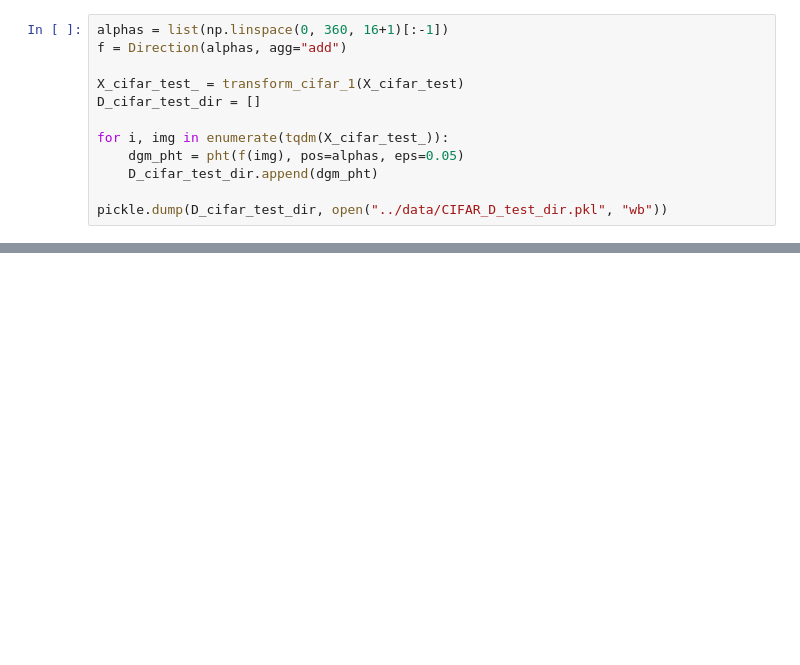
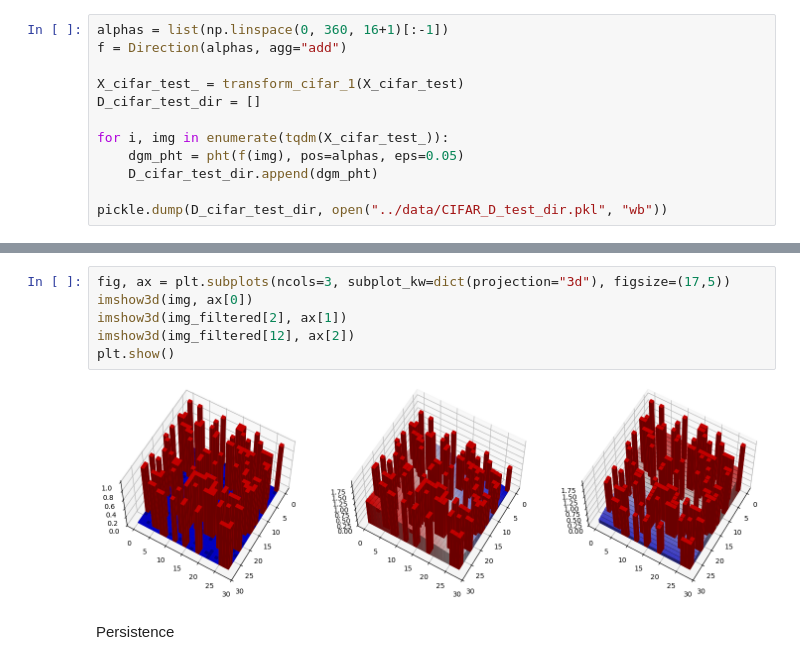
Before and after one commit to alexxandra-u/vkr, a Jupyter notebook: notebooks/datasets_torchvision_260225.ipynb, the cells around one changed output, grey strips where cells are left out. Drawn from its saved outputs; the diff is of its cells as text; blank space fills up the shorter version.

```diff
--- a/notebooks/datasets_torchvision_260225.ipynb
+++ b/notebooks/datasets_torchvision_260225.ipynb
@@ -882,0 +816,10 @@ pickle.dump(D_cifar_test_dir, open("../data/CIFAR_D_test_dir.pkl", "wb"))
+# %%
+fig, ax = plt.subplots(ncols=3, subplot_kw=dict(projection="3d"), figsize=(17,5))
+imshow3d(img, ax[0])
+imshow3d(img_filtered[2], ax[1])
+imshow3d(img_filtered[12], ax[2])
+plt.show()
+# %% [output]
+[figure, added]
+# %% [markdown]
+Persistence
```
Also changed, not shown: parts of 19 cells of this notebook, 1 other file.
